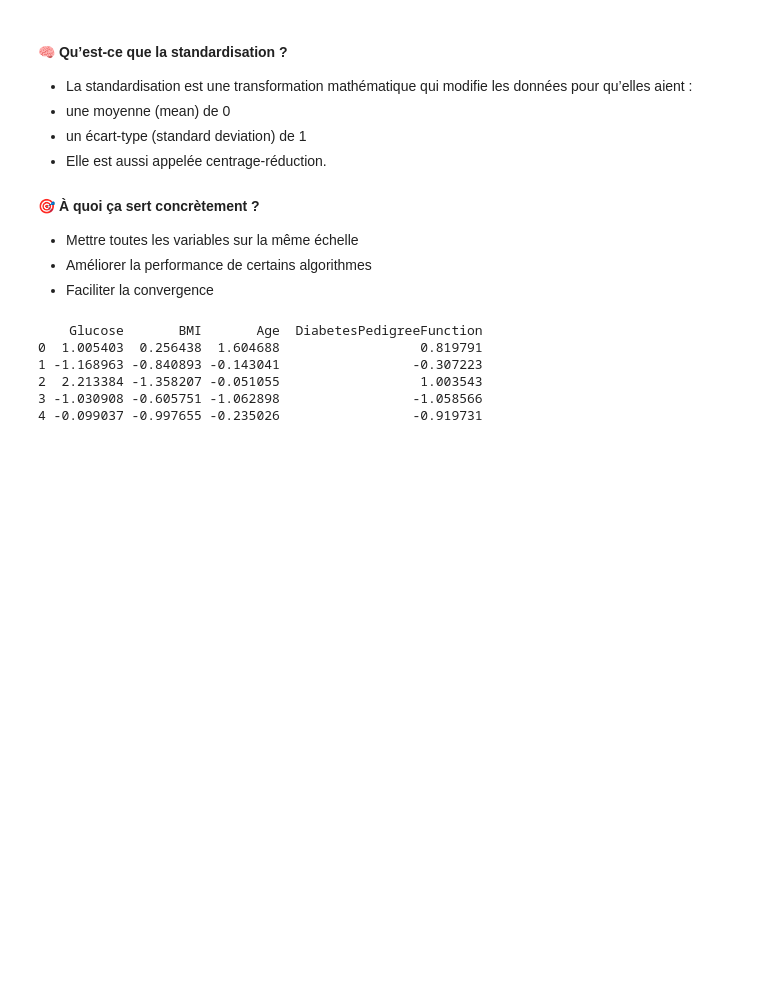
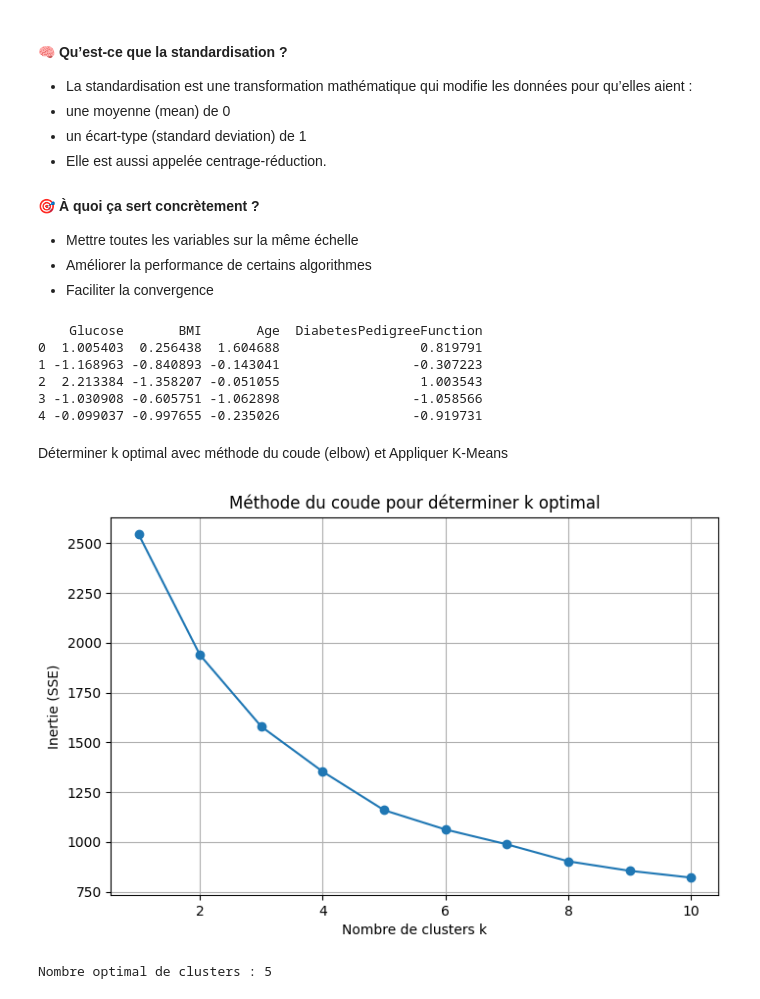
Before and after one commit to RaihanaAm/Analyse-de-Diab-te, a Jupyter notebook: Main.ipynb, the cells around one changed output. Cells and saved outputs as stored; diff of their text form; code cells hidden in the pictures; blank space fills up the shorter version.

Commit message:
version avec nombre optimal de clusters5

```diff
--- a/Main.ipynb
+++ b/Main.ipynb
@@ -300,3 +300,40 @@ print(X_scaled_df.head())
 2  2.213384 -1.358207 -0.051055                  1.003543
 3 -1.030908 -0.605751 -1.062898                 -1.058566
 4 -0.099037 -0.997655 -0.235026                 -0.919731
+# %% [markdown]
+Déterminer k optimal avec méthode du coude (elbow) et
+Appliquer K-Means
+# %%
+import matplotlib.pyplot as plt
+from sklearn.cluster import KMeans
+from kneed import KneeLocator
+
+inertias = []
+k_range = range(1, 11)
+
+for k in k_range:
+    kmeans = KMeans(n_clusters=k, random_state=42)
+    kmeans.fit(X_scaled)
+    inertias.append(kmeans.inertia_)
+
+# Tracer la courbe du coude
+plt.figure(figsize=(8,5))
+plt.plot(k_range, inertias, marker='o')
+plt.title("Méthode du coude pour déterminer k optimal")
+plt.xlabel("Nombre de clusters k")
+plt.ylabel("Inertie (SSE)")
+plt.grid(True)
+plt.show()
+# %% [output]
+[figure, added]
+# %%
+# Trouver automatiquement le coude
+kl = KneeLocator(k_range, inertias, curve='convex', direction='decreasing')
+print(f"Nombre optimal de clusters : {kl.elbow}")
+# Appliquer KMeans avec le nombre optimal de clusters
+k_optimal = kl.elbow
+kmeans = KMeans(n_clusters=k_optimal, random_state=42)
+# Ajouter les labels de cluster au DataFrame original
+df['cluster'] = kmeans.fit_predict(X_scaled)
+# %% [output]
+Nombre optimal de clusters : 5
```
